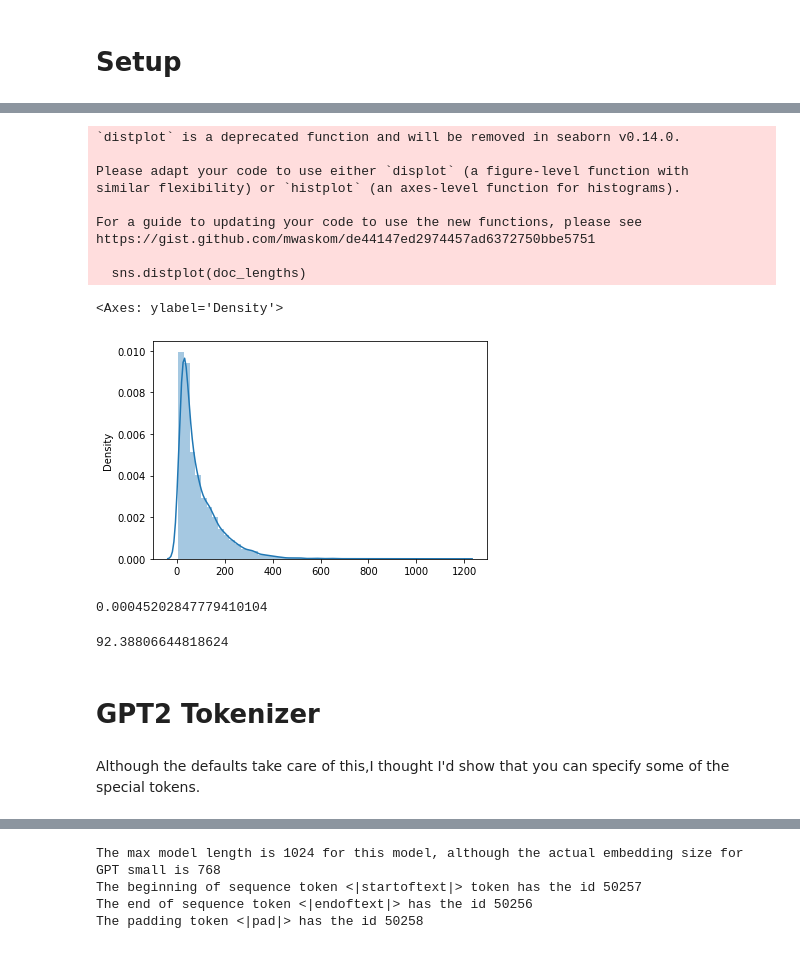
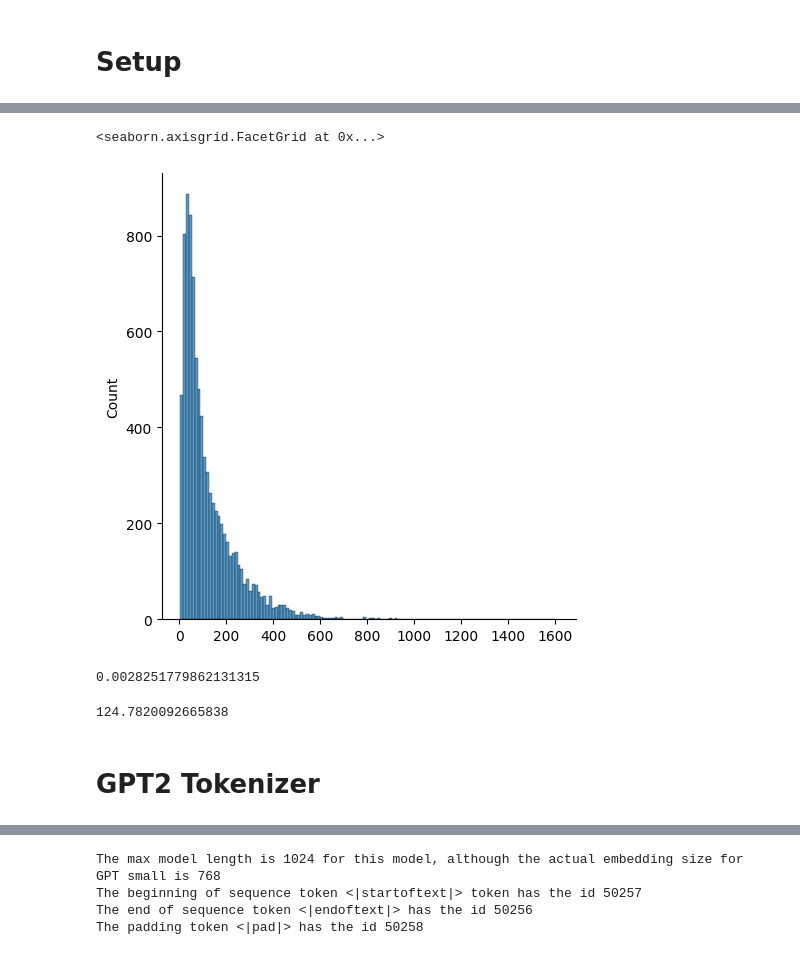
Before and after one commit to timo282/NLP-The-Office, a Jupyter notebook: notebooks/THE_OFFICE_scene_generation_GPT_2_Fine_Tuning.ipynb, the cells around one changed output, grey strips where cells are left out. Cells and saved outputs as stored; diff of their text form; code cells hidden in the pictures.

Commit message:
Change scene generation to work on local machines

```diff
--- a/notebooks/THE_OFFICE_scene_generation_GPT_2_Fine_Tuning.ipynb
+++ b/notebooks/THE_OFFICE_scene_generation_GPT_2_Fine_Tuning.ipynb
@@ -84,0 +37,15 @@ I'm not going to use the same tokenizer as the GPT2 one, which is a [byte pair e
+# %%
+import sys
+sys.path.append("..")
+
+from preprocessing_nlp import preprocess, extract_features
+from utils import print_episode
+
+PATH = "../data/"
+FILE = "the-office-lines_scripts.csv"
+# %%
+df_raw = pd.read_csv(PATH+FILE, sep=",", index_col='id')
+df = preprocess(df_raw, concat_scenes=True)
+df_sea = df_raw.copy()
+df_sea["season_episode"] = df_sea.apply(lambda x: f"{x['season']}{'0' if x['episode']<10 else ''}{x['episode']}", axis=1)
+df.dropna(inplace=True)
@@ -85,41 +68,28 @@ I'm not going to use the same tokenizer as the GPT2 one, which is a [byte pair e
 # %%
 doc_lengths = []
 
-for bio in bios:
-
+for line in df['line_text']:
     # get rough token count distribution
-    tokens = nltk.word_tokenize(bio)
-
+    tokens = nltk.word_tokenize(line)
     doc_lengths.append(len(tokens))
 
 doc_lengths = np.array(doc_lengths)
 
-sns.distplot(doc_lengths)
+sns.displot(doc_lengths)
 # %% [output]
-`distplot` is a deprecated function and will be removed in seaborn v0.14.0.
-
-Please adapt your code to use either `displot` (a figure-level function with
-similar flexibility) or `histplot` (an axes-level function for histograms).
-
-For a guide to updating your code to use the new functions, please see
-https://gist.github.com/mwaskom/de44147ed2974457ad6372750bbe5751
-
-  sns.distplot(doc_lengths)
+<seaborn.axisgrid.FacetGrid at 0x...>
-<Axes: ylabel='Density'>
-[figure, old version]
+[figure, new version]
 # %%
 # the max token length
 len(doc_lengths[doc_lengths > 768])/len(doc_lengths)
 # %% [output]
-0.00045202847779410104
+0.0028251779862131315
 # %%
 np.average(doc_lengths)
 # %% [output]
-92.38806644818624
+124.7820092665838
 # %% [markdown]
 # GPT2 Tokenizer
-# %% [markdown]
-Although the defaults take care of this,I thought I'd show that you can specify some of the special tokens.
 # %%
 # Load the GPT tokenizer.
 tokenizer = GPT2Tokenizer.from_pretrained('gpt2', bos_token='<|startoftext|>', eos_token='<|endoftext|>', pad_token='<|pad|>') #gpt2-medium
```
Also changed, not shown: parts of 40 cells of this notebook.
